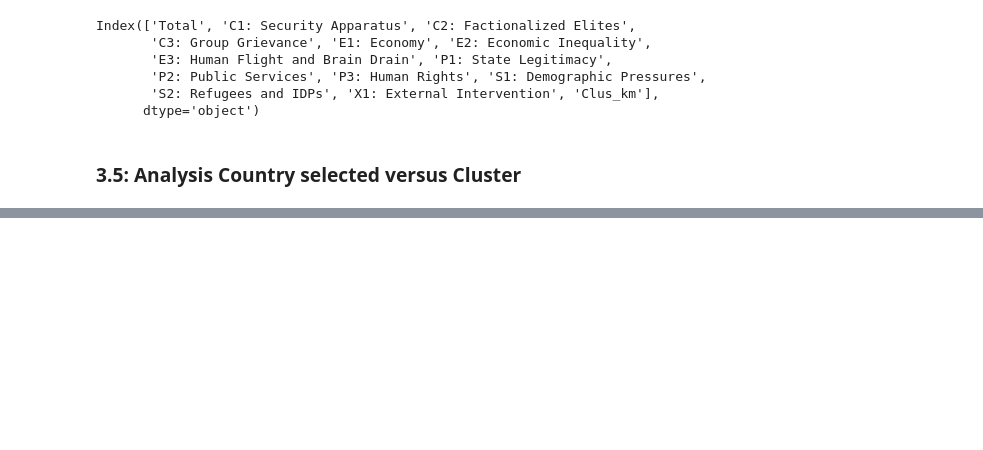
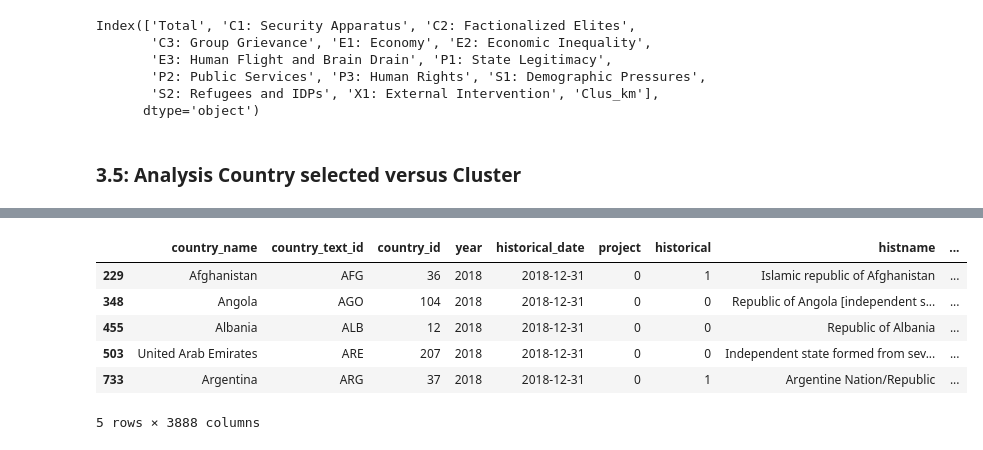
Before and after one commit to lombardidiego/Fragile_States, a Jupyter notebook: State_Fragile_Index.ipynb, the cells around one changed output, grey strips where cells are left out. Saved outputs shown, nothing was run; the diff lists cells and outputs as text; code cells hidden in the pictures; blank space fills up the shorter version.

```diff
--- a/State_Fragile_Index.ipynb
+++ b/State_Fragile_Index.ipynb
@@ -347,0 +462,12 @@ w.loc[(w.index >='2011') & (w.index <= 2015)]
+# %%
+z_2018 = df_VD.loc[df_VD['year']==2018]
+# %%
+z_2018.head()
+# %% [output]
+|  | country_name | country_text_id | country_id | year | historical_date | project | historical | histname | ... |
+| 229 | Afghanistan | AFG | 36 | 2018 | 2018-12-31 | 0 | 1 | Islamic republic of Afghanistan | ... |
+| 348 | Angola | AGO | 104 | 2018 | 2018-12-31 | 0 | 0 | Republic of Angola [independent s... | ... |
+| 455 | Albania | ALB | 12 | 2018 | 2018-12-31 | 0 | 0 | Republic of Albania | ... |
+| 503 | United Arab Emirates | ARE | 207 | 2018 | 2018-12-31 | 0 | 0 | Independent state formed from sev... | ... |
+| 733 | Argentina | ARG | 37 | 2018 | 2018-12-31 | 0 | 1 | Argentine Nation/Republic | ... |
+5 rows × 3888 columns
```
Also changed, not shown: parts of 40 cells of this notebook.
